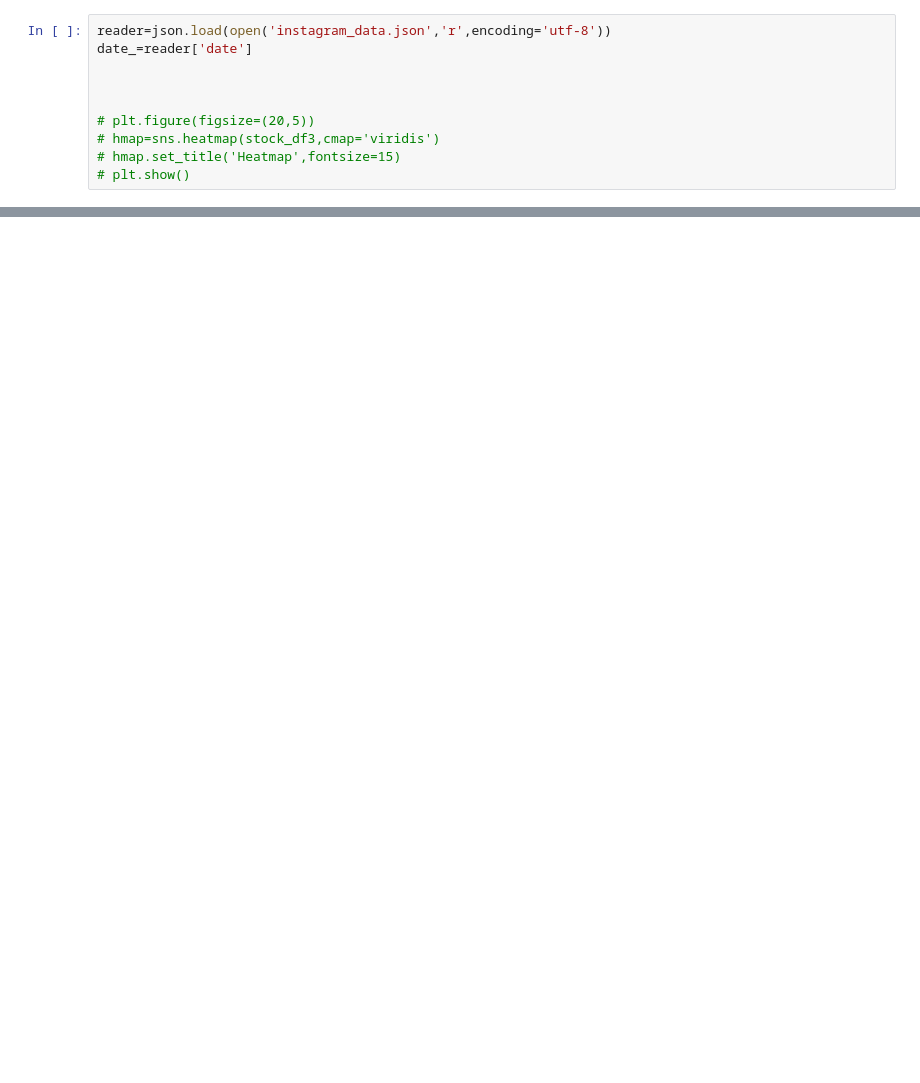
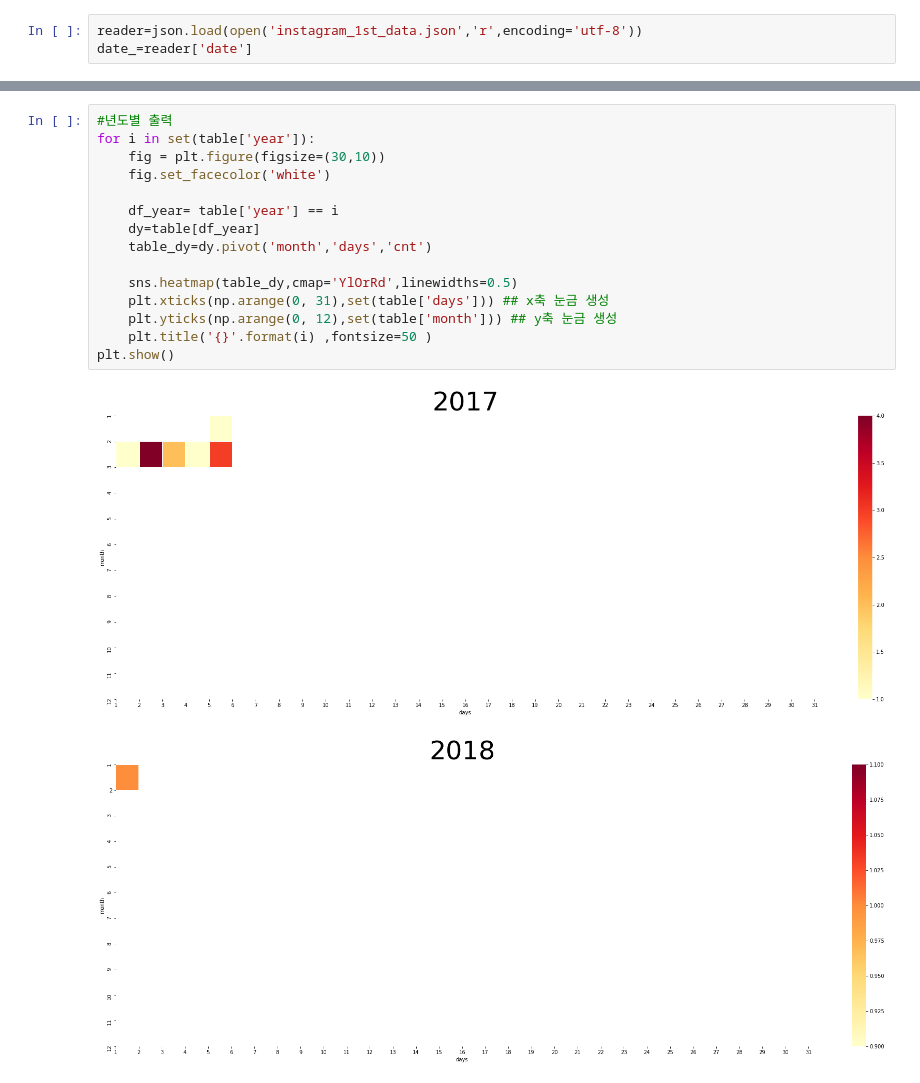
Before and after one commit to JamesLeeeeeee/10-12-project_02, a Jupyter notebook: heatmap.ipynb, the cells around one changed output, grey strips where cells are left out. Cells and saved outputs as stored; diff of their text form; blank space fills up the shorter version.

```diff
--- a/heatmap.ipynb
+++ b/heatmap.ipynb
@@ -8,13 +9,6 @@ import collections
 # %%
-reader=json.load(open('instagram_data.json','r',encoding='utf-8'))
+reader=json.load(open('instagram_1st_data.json','r',encoding='utf-8'))
 date_=reader['date']
-
-
-
-# plt.figure(figsize=(20,5))
-# hmap=sns.heatmap(stock_df3,cmap='viridis')
-# hmap.set_title('Heatmap',fontsize=15)
-# plt.show()
 # %%
 collections.Counter(date_)
 # %% [output]
@@ -118,0 +109,18 @@ plt.show()
+# %%
+#년도별 출력
+for i in set(table['year']):
+    fig = plt.figure(figsize=(30,10))
+    fig.set_facecolor('white')
+
+    df_year= table['year'] == i
+    dy=table[df_year]
+    table_dy=dy.pivot('month','days','cnt')
+
+    sns.heatmap(table_dy,cmap='YlOrRd',linewidths=0.5)
+    plt.xticks(np.arange(0, 31),set(table['days'])) ## x축 눈금 생성
+    plt.yticks(np.arange(0, 12),set(table['month'])) ## y축 눈금 생성
+    plt.title('{}'.format(i) ,fontsize=50 )
+plt.show()
+# %% [output]
+[figure, added]
+[figure, added]
```
Also changed, not shown: parts of 11 cells of this notebook.
